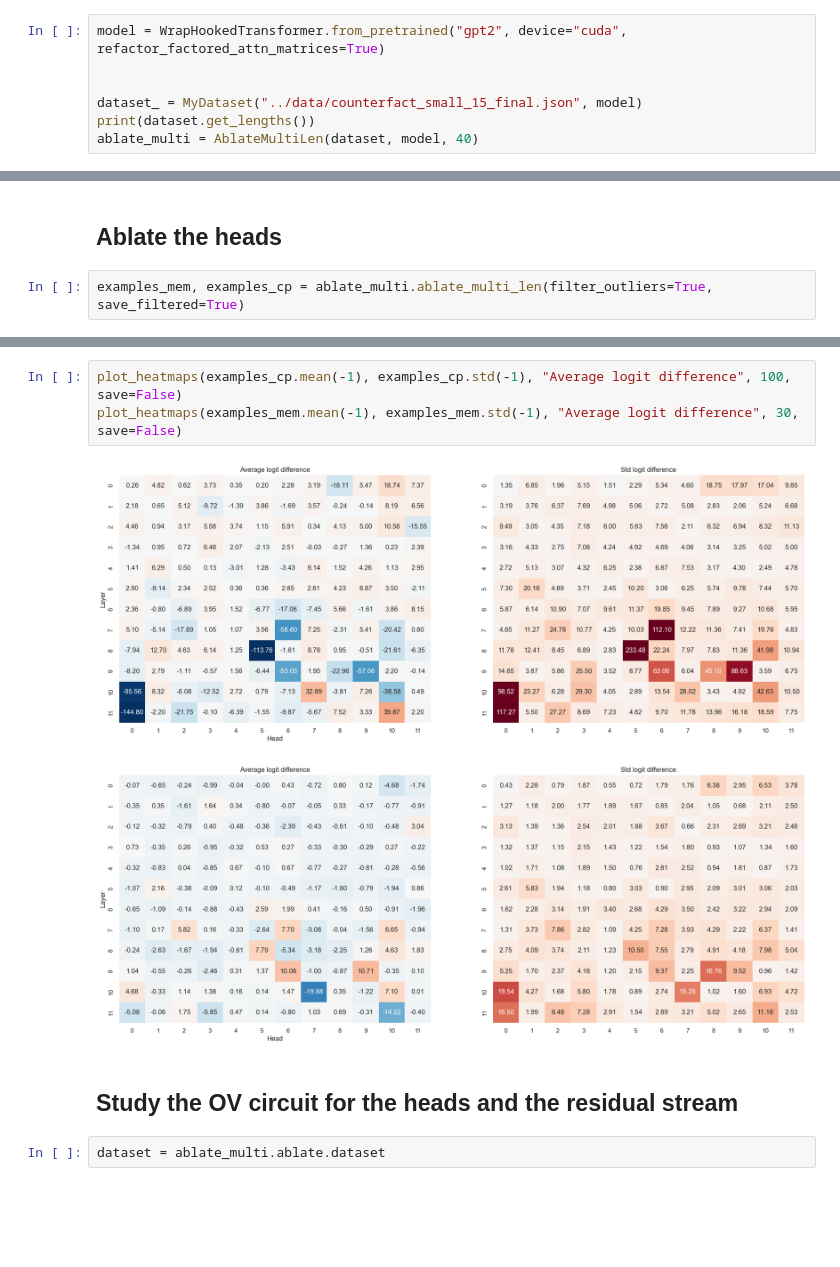
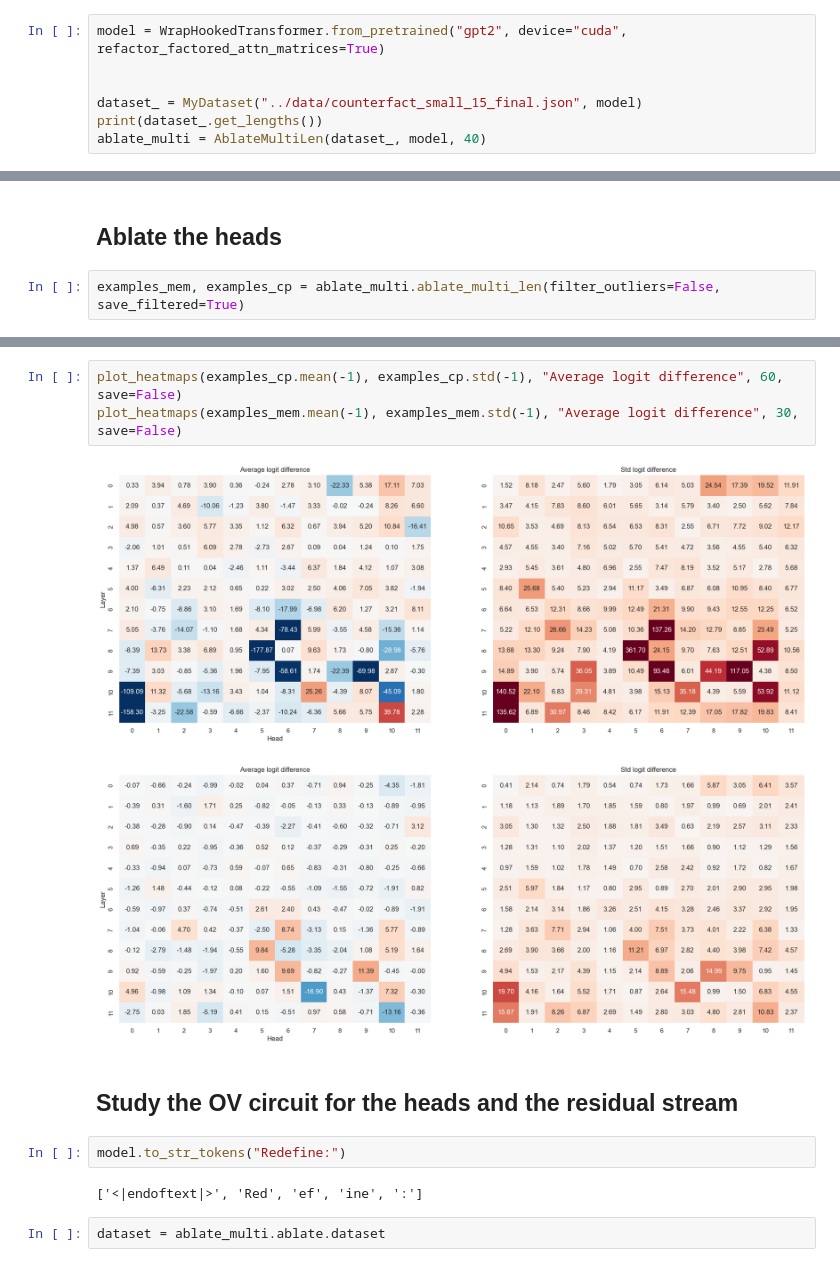
Before and after one commit to francescortu/comp-mech, a Jupyter notebook: notebooks/smalldataset_clean.ipynb, the cells around one changed output, grey strips where cells are left out. Cells and saved outputs as stored; diff of their text form; blank space fills up the shorter version.

```diff
--- a/notebooks/smalldataset_clean.ipynb
+++ b/notebooks/smalldataset_clean.ipynb
@@ -17,8 +20,8 @@ model = WrapHookedTransformer.from_pretrained("gpt2", device="cuda", refactor_fa
 
 
 dataset_ = MyDataset("../data/counterfact_small_15_final.json", model)
-print(dataset.get_lengths())
-ablate_multi = AblateMultiLen(dataset, model, 40)
+print(dataset_.get_lengths())
+ablate_multi = AblateMultiLen(dataset_, model, 40)
 # %% [output]
 Using pad_token, but it is not set yet.
 Loaded pretrained model gpt2 into HookedTransformer
@@ -36,4 +39,4 @@ Number of samples: 1519
 # %% [markdown]
 ## Ablate the heads
 # %%
-examples_mem, examples_cp = ablate_multi.ablate_multi_len(filter_outliers=True, save_filtered=True)
+examples_mem, examples_cp = ablate_multi.ablate_multi_len(filter_outliers=False, save_filtered=True)
@@ -40,11 +224,15 @@ examples_mem, examples_cp = ablate_multi.ablate_multi_len(filter_outliers=True,
 # %%
-plot_heatmaps(examples_cp.mean(-1), examples_cp.std(-1), "Average logit difference", 100, save=False)
+plot_heatmaps(examples_cp.mean(-1), examples_cp.std(-1), "Average logit difference", 60, save=False)
 plot_heatmaps(examples_mem.mean(-1), examples_mem.std(-1), "Average logit difference", 30, save=False)
 # %% [output]
-[figure, old version]
+[figure, new version]
 [figure]
 # %% [markdown]
 ## Study the OV circuit for the heads and the residual stream
+# %%
+model.to_str_tokens("Redefine:")
+# %% [output]
+['<|endoftext|>', 'Red', 'ef', 'ine', ':']
 # %%
 dataset = ablate_multi.ablate.dataset
 # %%
```
Also changed, not shown: parts of 42 cells of this notebook, 9 other files.
